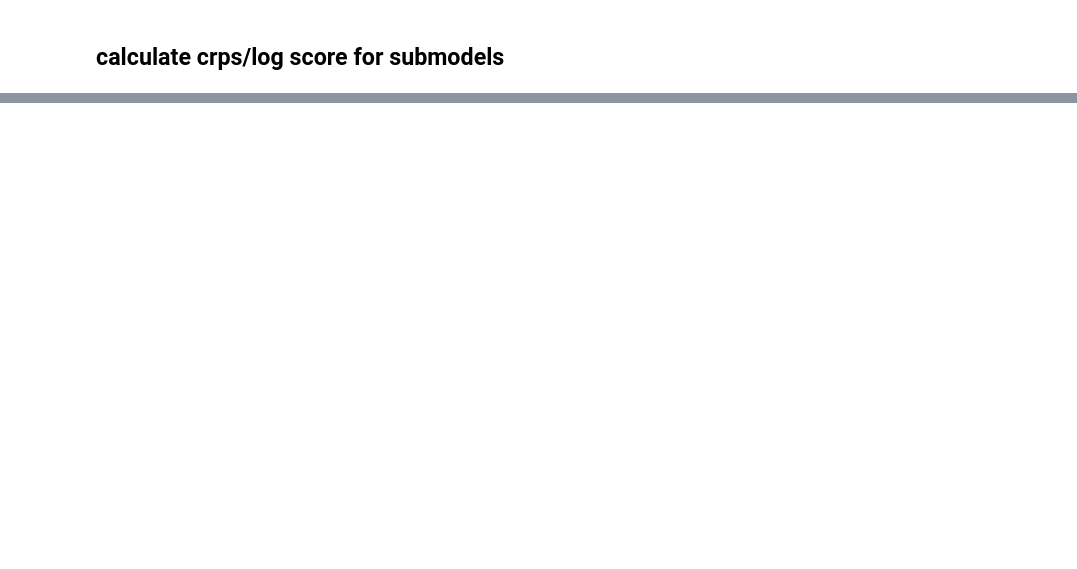
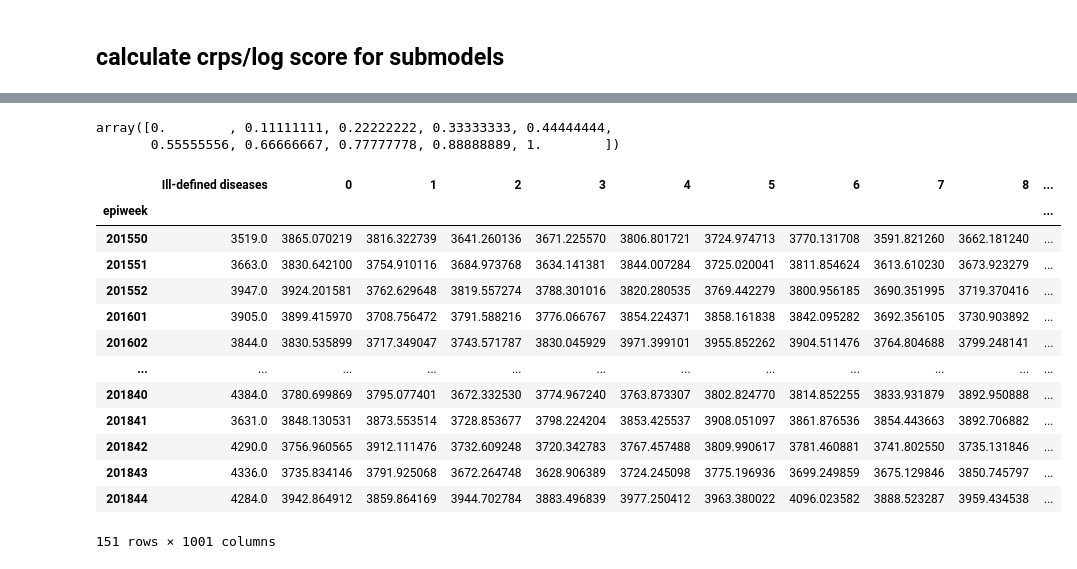
Before and after one commit to gpeihong/probabilistic-forecast-combinations, a Jupyter notebook: 04DensityForecasting_outofsamples.ipynb, the cells around one changed output, grey strips where cells are left out. Saved outputs shown, nothing was run; the diff lists cells and outputs as text; code cells hidden in the pictures; blank space fills up the shorter version.

```diff
--- a/04DensityForecasting_outofsamples.ipynb
+++ b/04DensityForecasting_outofsamples.ipynb
@@ -238,0 +344,26 @@ run_full_crps('target_variables_new.txt', 'pred', 'density_forecast_metrics')
+# %%
+haha = np.arange(10) / (10-1)
+haha
+# %% [output]
+array([0.        , 0.11111111, 0.22222222, 0.33333333, 0.44444444,
+       0.55555556, 0.66666667, 0.77777778, 0.88888889, 1.        ])
+# %%
+sb = pd.read_csv('./Ill-defined diseases/pred/L8_S9/lasso.csv', parse_dates = [0], dayfirst = True, on_bad_lines='warn')
+sb['epiweek'] = sb['epiweek'].apply(create_epiweek_fromstr)
+sb = sb.set_index('epiweek')
+sb
+# %% [output]
+|  | Ill-defined diseases | 0 | 1 | 2 | 3 | 4 | 5 | 6 | 7 | 8 | ... |
+| epiweek |  |  |  |  |  |  |  |  |  |  | ... |
+| 201550 | 3519.0 | 3865.070219 | 3816.322739 | 3641.260136 | 3671.225570 | 3806.801721 | 3724.974713 | 3770.131708 | 3591.821260 | 3662.181240 | ... |
+| 201551 | 3663.0 | 3830.642100 | 3754.910116 | 3684.973768 | 3634.141381 | 3844.007284 | 3725.020041 | 3811.854624 | 3613.610230 | 3673.923279 | ... |
+| 201552 | 3947.0 | 3924.201581 | 3762.629648 | 3819.557274 | 3788.301016 | 3820.280535 | 3769.442279 | 3800.956185 | 3690.351995 | 3719.370416 | ... |
+| 201601 | 3905.0 | 3899.415970 | 3708.756472 | 3791.588216 | 3776.066767 | 3854.224371 | 3858.161838 | 3842.095282 | 3692.356105 | 3730.903892 | ... |
+| 201602 | 3844.0 | 3830.535899 | 3717.349047 | 3743.571787 | 3830.045929 | 3971.399101 | 3955.852262 | 3904.511476 | 3764.804688 | 3799.248141 | ... |
+| ... | ... | ... | ... | ... | ... | ... | ... | ... | ... | ... | ... |
+| 201840 | 4384.0 | 3780.699869 | 3795.077401 | 3672.332530 | 3774.967240 | 3763.873307 | 3802.824770 | 3814.852255 | 3833.931879 | 3892.950888 | ... |
+| 201841 | 3631.0 | 3848.130531 | 3873.553514 | 3728.853677 | 3798.224204 | 3853.425537 | 3908.051097 | 3861.876536 | 3854.443663 | 3892.706882 | ... |
+| 201842 | 4290.0 | 3756.960565 | 3912.111476 | 3732.609248 | 3720.342783 | 3767.457488 | 3809.990617 | 3781.460881 | 3741.802550 | 3735.131846 | ... |
+| 201843 | 4336.0 | 3735.834146 | 3791.925068 | 3672.264748 | 3628.906389 | 3724.245098 | 3775.196936 | 3699.249859 | 3675.129846 | 3850.745797 | ... |
+| 201844 | 4284.0 | 3942.864912 | 3859.864169 | 3944.702784 | 3883.496839 | 3977.250412 | 3963.380022 | 4096.023582 | 3888.523287 | 3959.434538 | ... |
+151 rows × 1001 columns
```
Also changed, not shown: parts of 16 cells of this notebook, 3 other files.
